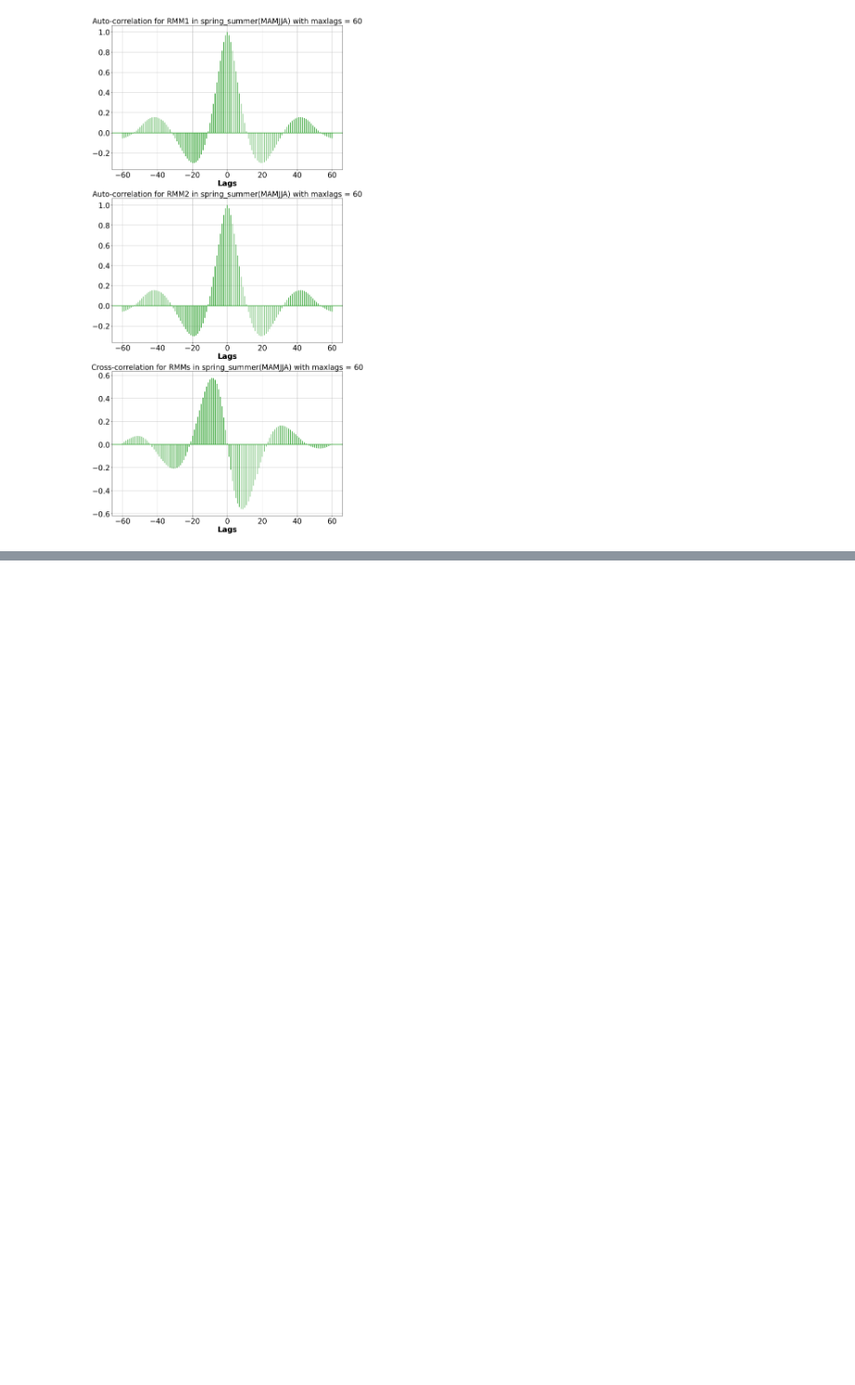
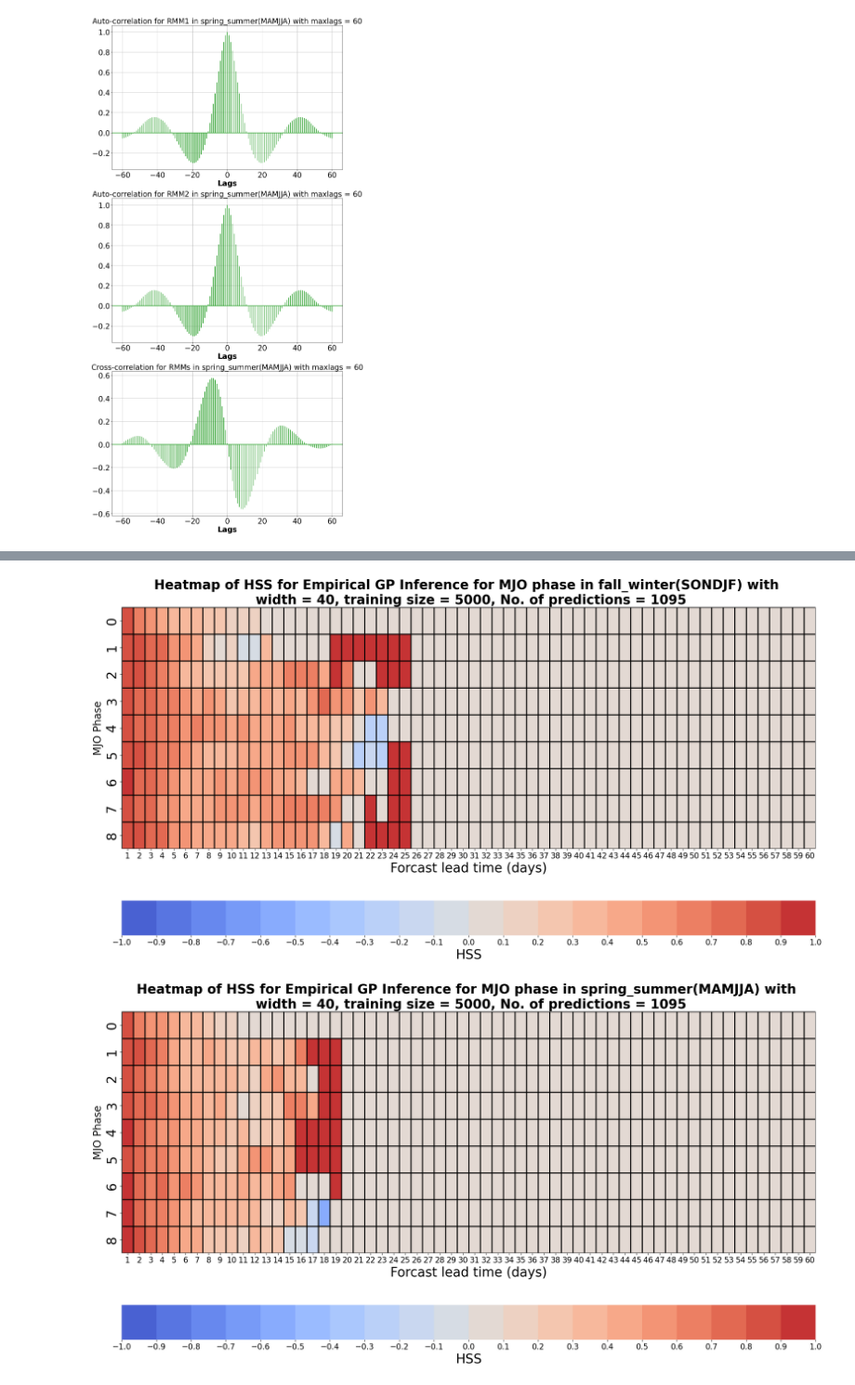
Before and after one commit to vishwas1984/SINDy_RealData, a Jupyter notebook: examples/emp_stats.ipynb, the cells around one changed output, grey strips where cells are left out. Shown at 93% size. Saved outputs shown, nothing was run; the diff lists cells and outputs as text; code cells hidden in the pictures; blank space fills up the shorter version.

```diff
--- a/examples/emp_stats.ipynb
+++ b/examples/emp_stats.ipynb
@@ -737,3 +809,38 @@ plt.show()
 [figure]
 [figure]
 [figure]
+# %%
+# Plot hss heatmap
+plt.rc('xtick', labelsize=15)    # fontsize of the tick labels
+plt.rc('ytick', labelsize=25)    # fontsize of the tick labels
+
+seasons = ['fall_winter','spring_summer']
+season_months = ['fall_winter(SONDJF)','spring_summer(MAMJJA)']#,'summer(JJA)','fall(SON)']
+
+for season, season_month in zip(seasons, season_months):
+    plt.figure(figsize = (24, 12))
+
+    cmap = sns.color_palette("coolwarm", 20)#[::-1]
+    # cmap = []*20
+    # cmap[:10] = sns.color_palette("icefire", 20)[10:20:1]
+    # cmap[10:] = sns.color_palette("icefire", 20)[0:10:1]
+
+    cbar_kws={'label': 'HSS', 'orientation': 'horizontal'}
+    xticklabels = np.arange(1, 61)
+    s = sns.heatmap(data=hss_season[season], vmin=-1, vmax=1, linecolor='black', linewidth=2, cmap=cmap, cbar_kws=cbar_kws,xticklabels=xticklabels)
+
+    colorbar = s.collections[0].colorbar
+    colorbar.set_ticks( np.linspace(start=-1, stop=1, num=21, endpoint=True) )
+    #colorbar.set_ticklabels(['B', 'A', 'C'])
+
+    s.set_xlabel('Forcast lead time (days)', fontsize=25)
+    s.set_ylabel('MJO Phase', fontsize=20)
+    s.figure.axes[-1].xaxis.label.set_size(25)
+    s.figure.axes[-1].set_xlabel('HSS', size=25)
+    s.set_title(f'Heatmap of HSS for Empirical GP Inference for MJO phase in {season_month} with \n width = {width}, training size = {n}, No. of predictions = {n_pred}', fontsize=25, fontweight="bold")
+    plt.savefig(f"../figs/emp_{season}_hss.png")
+
+plt.show()
+# %% [output]
+[figure, added]
+[figure, added]
```
Also changed, not shown: parts of 7 cells of this notebook, 8 other files.
